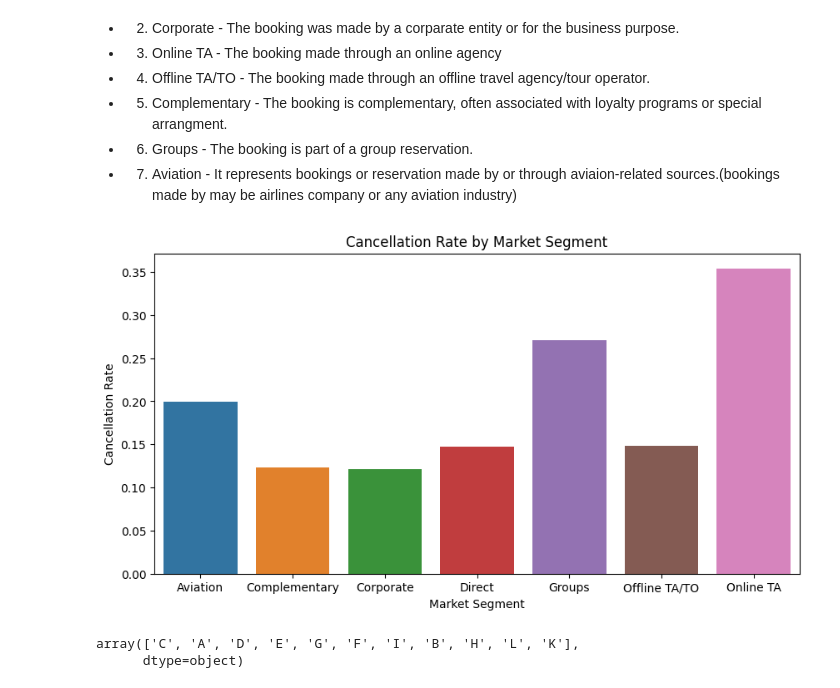
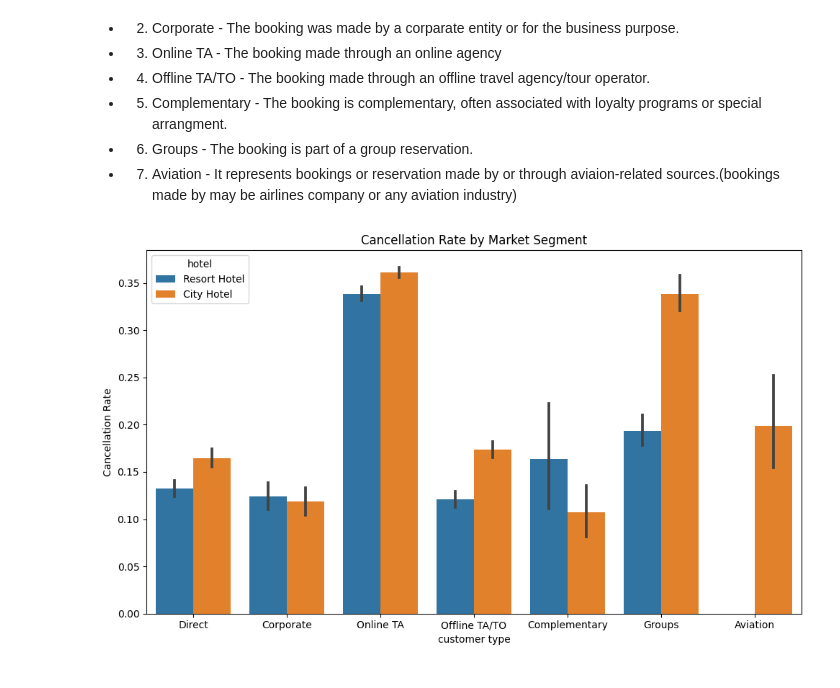
Before and after one commit to GuptaSandip/Hotel_Booking_Analysis_EDA_Project, a Jupyter notebook: Hotel_Booking_Analysis_EDA_Project.ipynb, the cells around one changed output. Saved outputs shown, nothing was run; the diff lists cells and outputs as text; code cells hidden in the pictures.

```diff
--- a/Hotel_Booking_Analysis_EDA_Project.ipynb
+++ b/Hotel_Booking_Analysis_EDA_Project.ipynb
@@ -696,20 +760,15 @@ array(['Direct', 'Corporate', 'Online TA', 'Offline TA/TO',
 - 6. Groups - The booking is part of a group reservation.
 - 7. Aviation - It represents bookings or reservation made by or through aviaion-related sources.(bookings made by may be airlines company or any aviation industry)
 # %%
-# we are choosing stacked bar plot wich gives us every segment barplot like a group.
-plt.figure(figsize=[10,5])
-segment_cancel_rate = df.groupby('market_segment')['is_canceled'].mean().reset_index()
+# chart 9
 
-sns.barplot(x='market_segment',y='is_canceled',data=segment_cancel_rate)
-# plt.legend(title='Booking Cancel',labels=['not cancel','cancel'])
-plt.xlabel("Market Segment")
-plt.ylabel("Cancellation Rate")
-plt.title("Cancellation Rate by Market Segment")
+# Create a bar plot to visualize the cancellation rate for each market segment
+plt.figure(figsize=(10, 6))
+sns.barplot(x='market_segment',y='is_canceled',hue='hotel',data=df)
+plt.xlabel('customer type')
+plt.ylabel('Cancellation Rate')
+plt.title('Cancellation Rate by Market Segment')
+plt.tight_layout()
 plt.show()
 # %% [output]
-[figure, old version]
+[figure, new version]
-# %%
-df['assigned_room_type'].unique()
-# %% [output]
-array(['C', 'A', 'D', 'E', 'G', 'F', 'I', 'B', 'H', 'L', 'K'],
-      dtype=object)
```
Also changed, not shown: parts of 46 cells of this notebook.
